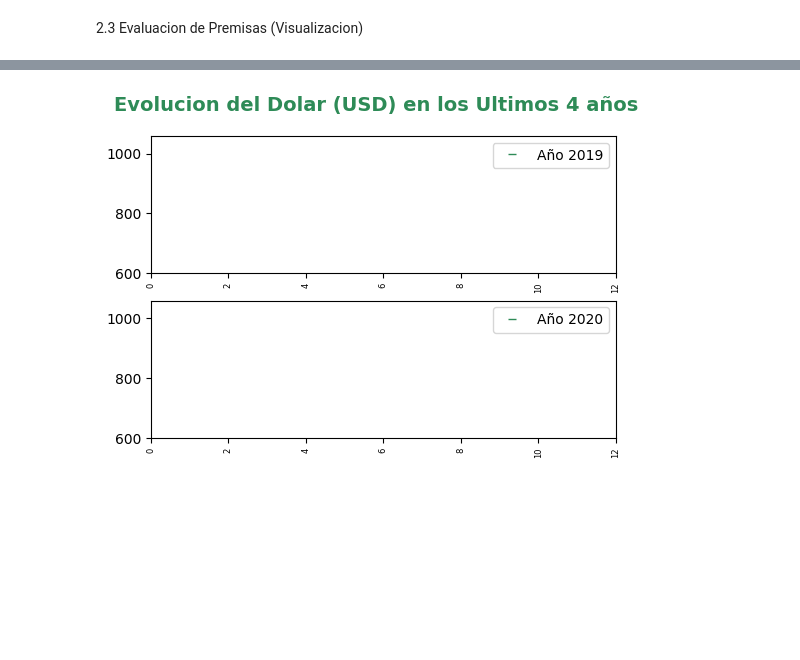
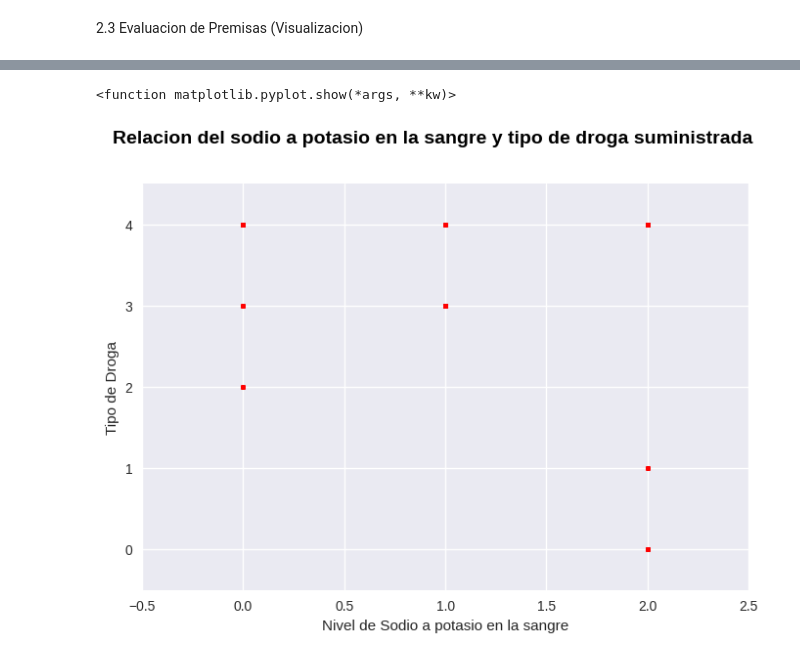
Before and after one commit to Paolo20224/Prueba, a Jupyter notebook: Belt_Exam_drug200.ipynb, the cells around one changed output, grey strips where cells are left out. Saved outputs shown, nothing was run; the diff lists cells and outputs as text; code cells hidden in the pictures; blank space fills up the shorter version.

```diff
--- a/Belt_Exam_drug200.ipynb
+++ b/Belt_Exam_drug200.ipynb
@@ -161,18 +180,13 @@ A partir de nuestra matriz de correlacion ya podemos comenzar a establecer ciert
 import matplotlib.pyplot as plt
 
 plt.figure(dpi = 100)
-plt.suptitle("Evolucion del Dolar (USD) en los Ultimos 4 años", fontsize=14, fontweight="bold",color = "seagreen" )
+plt.suptitle("Relacion del sodio a potasio en la sangre y tipo de droga suministrada ", fontsize=14, fontweight="bold",color = "black" )
 
-plt.subplot(211)
-plt.plot(df2["Na_to_K"],df2["Drug"],'_', label= "Año 2019" , color = "seagreen",)
-plt.xticks(rotation=90, size=6)
-plt.axis([0,12,600,1060])
-plt.legend()
-
-plt.subplot(212)
-plt.plot(df2["Na_to_K"],df2["Drug"],'_', label= "Año 2020" , color = "seagreen")
-plt.xticks(rotation=90, size=6)
-plt.axis([0,12,600,1060])
+plt.plot(df2["BP"],df2["Drug"],'.', color = "red",)
+plt.xticks(rotation=0, size=10)
+plt.xlabel("Nivel de Sodio a potasio en la sangre")
+plt.ylabel("Tipo de Droga")
+plt.axis([-0.5,2.5,-0.5,4.5])
 plt.legend()
 
 plt.show
@@ -181 +195,2 @@ plt.show
+<function matplotlib.pyplot.show(*args, **kw)>
-[figure, old version]
+[figure, new version]
```
Also changed, not shown: parts of 26 cells of this notebook.
